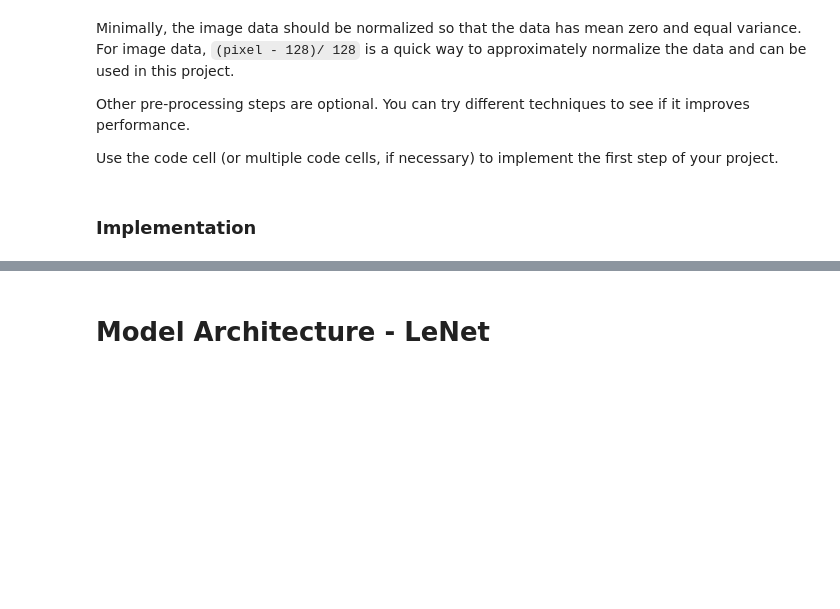
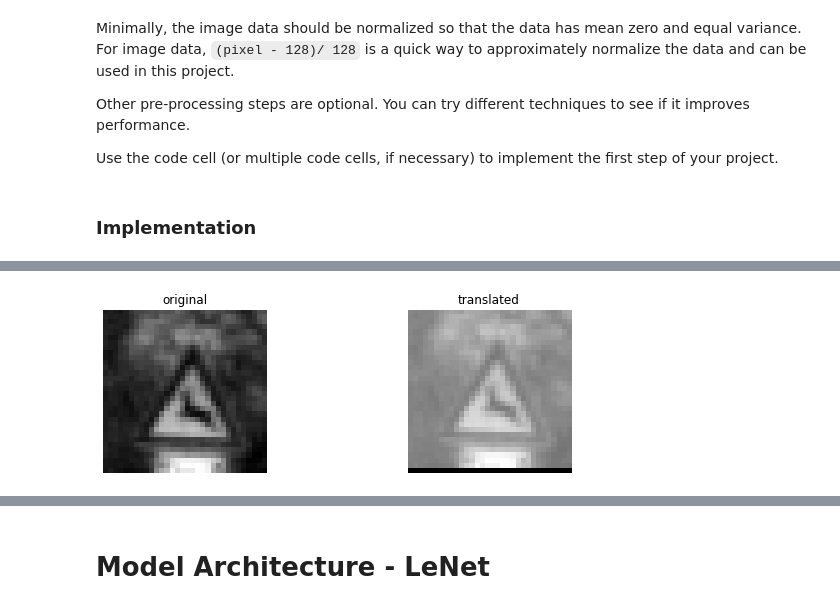
Before and after one commit to Dynaa/traffic-sign-classifier, a Jupyter notebook: Traffic_Sign_Classifier.ipynb, the cells around one changed output, grey strips where cells are left out. Cells and saved outputs as stored; diff of their text form; code cells hidden in the pictures; blank space fills up the shorter version.

```diff
--- a/Traffic_Sign_Classifier.ipynb
+++ b/Traffic_Sign_Classifier.ipynb
@@ -222,0 +277,83 @@ Gray shape : (34799, 32, 32, 1)
+# %%
+import cv2
+from numpy import random
+
+def image_normalizer(imgs, dist):
+    """
+    Nornalise images
+    """
+    std = np.std(dist)
+    #std = 128
+    mean = np.mean(dist)
+    #mean = 128
+    return (imgs - mean) / std
+
+
+def image_grayscale(imgs):
+    gray = np.sum(imgs/3, axis=3, keepdims=True)
+
+    return gray
+
+
+def generate_samples_position(imgs):
+    output_imgs = []
+
+    for i in range(len(imgs)):
+        rows,cols,_ = imgs[i].shape
+
+        # allow translation up to px pixels in x and y directions
+        px = 2
+        dx,dy = np.random.randint(-px,px,2)
+
+        M = np.float32([[1,0,dx],[0,1,dy]])
+        dst = cv2.warpAffine(imgs[i],M,(cols,rows))
+        output_imgs.append(dst)
+
+    return output_imgs
+
+def generate_samples_rotation(imgs):
+    output_imgs = []
+
+    for i in range(len(imgs)):
+        angle = random.randint(-15, 15)
+        #dst = cv2.rotate(imgs[i],dx)
+        rows = imgs[i].shape[0]
+        cols = imgs[i].shape[1]
+        M = cv2.getRotationMatrix2D((cols/2,rows/2),angle,1)
+        dst = cv2.warpAffine(imgs[i],M,(cols,rows))
+        output_imgs.append(dst)
+
+    return output_imgs
+
+
+def generate_samples_scale(imgs):
+    output_imgs = []
+
+    for i in range(len(imgs)):
+        output_imgs = []
+
+    for i in range(len(imgs)):
+        scale = random.uniform(0.9, 1.1)
+        #dst = cv2.rotate(imgs[i],dx)
+        rows = imgs[i].shape[0]
+        cols = imgs[i].shape[1]
+        M = cv2.getRotationMatrix2D((cols/2,rows/2),0,scale)
+        dst = cv2.warpAffine(imgs[i],M,(cols,rows))
+        output_imgs.append(dst)
+
+    return output_imgs
+
+test_img = [X_train[222]]
+test_dst = generate_samples_position(test_img)
+fig, axs = plt.subplots(1,2, figsize=(10, 3))
+
+axs[0].axis('off')
+axs[0].imshow(test_img[0].squeeze(), cmap='gray')
+axs[0].set_title('original')
+
+axs[1].axis('off')
+axs[1].imshow(test_dst[0].squeeze(), cmap='gray')
+axs[1].set_title('translated')
+
+print('shape in/out:', test_img[0].shape, test_dst[0].shape)
+# %% [output]
@@ -222,0 +361 @@ Gray shape : (34799, 32, 32, 1)
+[figure, added]
```
Also changed, not shown: parts of 22 cells of this notebook, 1 other file.
